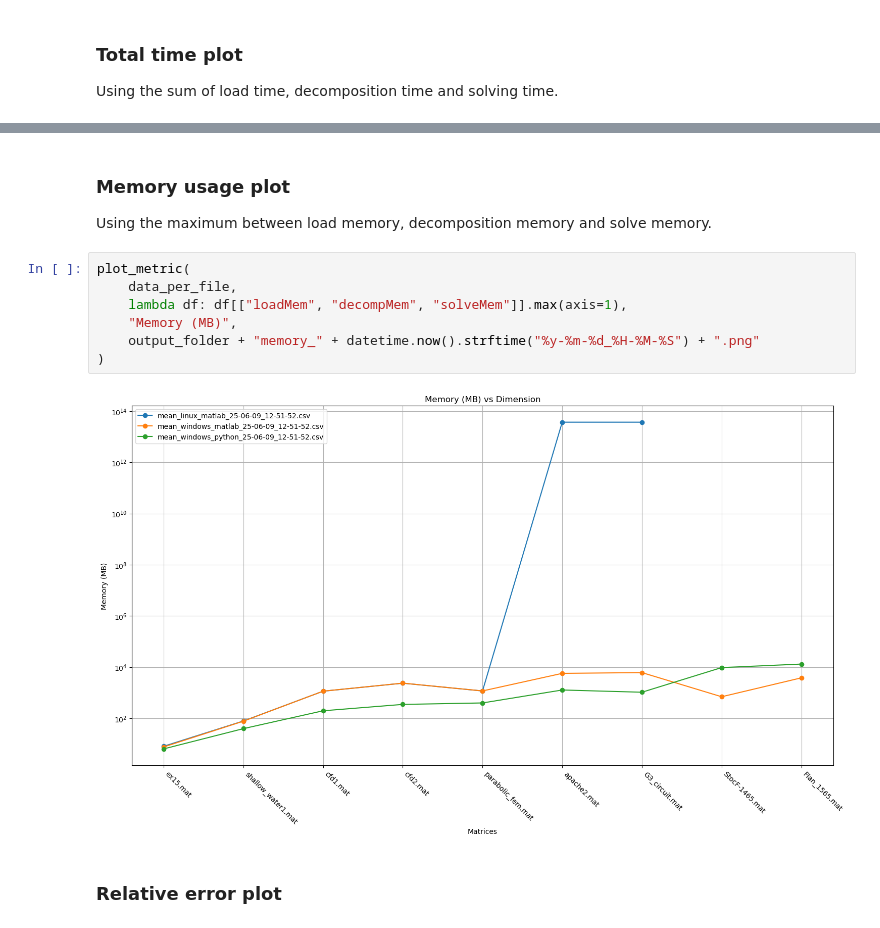
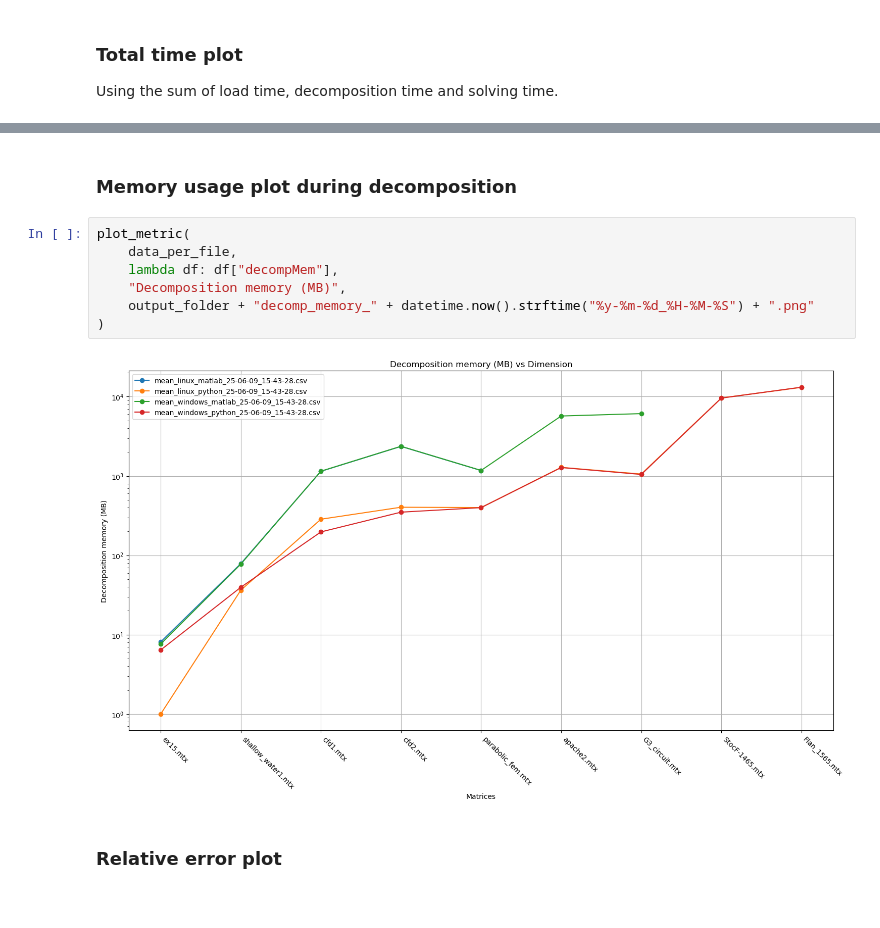
Before and after one commit to LilQuacky/choleski-sparse-benchmark, a Jupyter notebook: notebooks/plotter.ipynb, the cells around one changed output, grey strips where cells are left out. Saved outputs shown, nothing was run; the diff lists cells and outputs as text.

```diff
--- a/notebooks/plotter.ipynb
+++ b/notebooks/plotter.ipynb
@@ -97,16 +97,14 @@ plot_metric(
 # %% [markdown]
-### Memory usage plot
-
-Using the maximum between load memory, decomposition memory and solve memory.
+### Memory usage plot during decomposition
 # %%
 plot_metric(
     data_per_file,
-    lambda df: df[["loadMem", "decompMem", "solveMem"]].max(axis=1),
-    "Memory (MB)",
-    output_folder + "memory_" + datetime.now().strftime("%y-%m-%d_%H-%M-%S") + ".png"
+    lambda df: df["decompMem"],
+    "Decomposition memory (MB)",
+    output_folder + "decomp_memory_" + datetime.now().strftime("%y-%m-%d_%H-%M-%S") + ".png"
 )
 # %% [output]
-[figure, old version]
+[figure, new version]
 # %% [markdown]
 ### Relative error plot
 # %%
```
Also changed, not shown: parts of 2 cells of this notebook, 1 other file.
